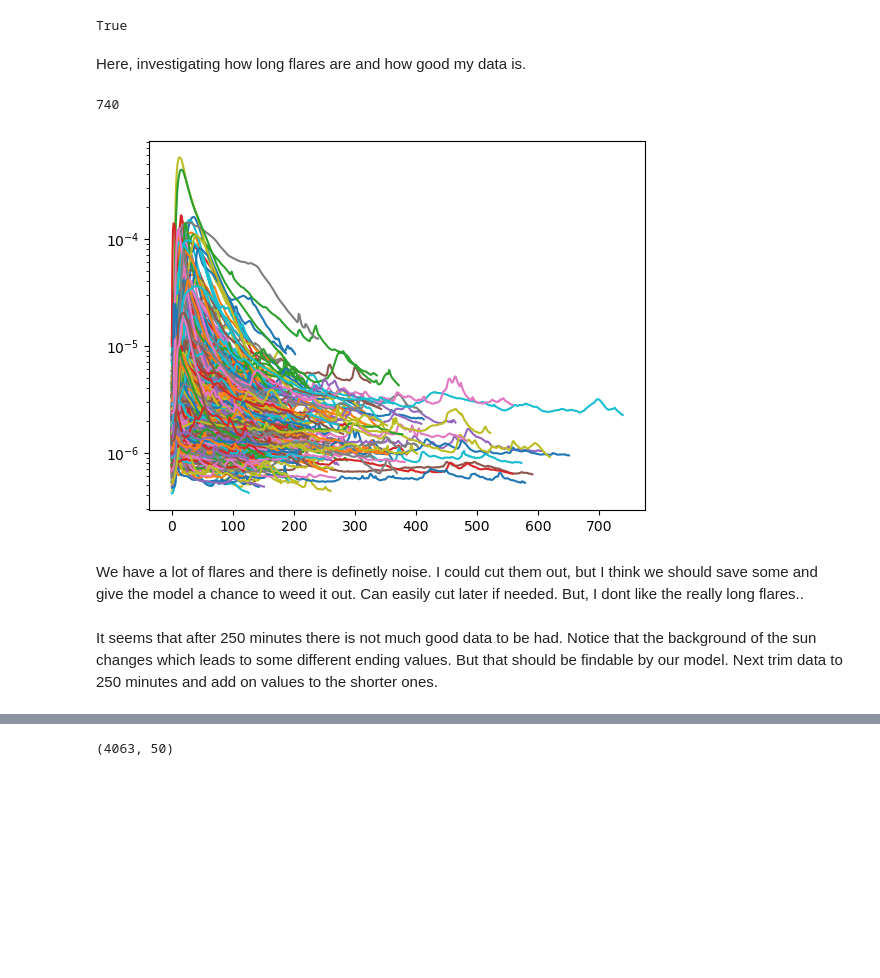
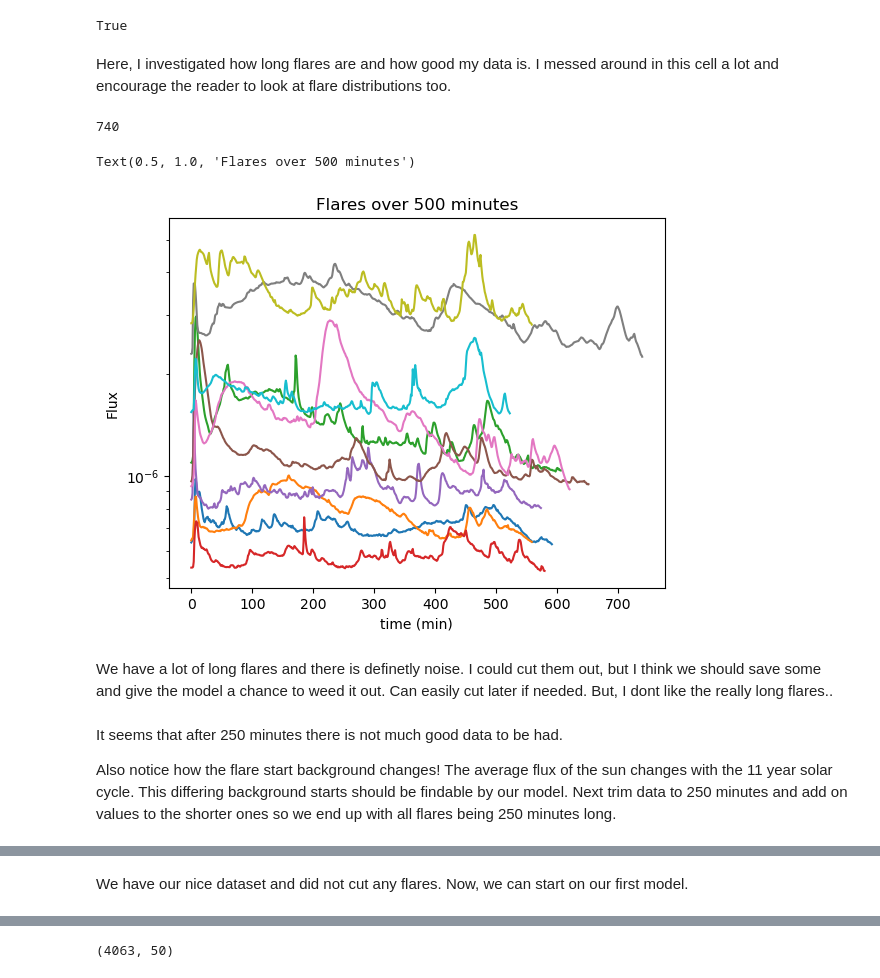
Before and after one commit to bkotten/astro_ds_final_proj, a Jupyter notebook: astro 465 create flare list.ipynb, the cells around one changed output, grey strips where cells are left out. Saved outputs shown, nothing was run; the diff lists cells and outputs as text; code cells hidden in the pictures; blank space fills up the shorter version.

```diff
--- a/astro 465 create flare list.ipynb
+++ b/astro 465 create flare list.ipynb
@@ -126,7 +147,7 @@ len(avgm_date) == (avgm_time[-1] +1)
 # %% [output]
 True
 # %% [markdown]
-Here, investigating how long flares are and how good my data is.
+Here, I investigated how long flares are and how good my data is. I messed around in this cell a lot and encourage the reader to look at flare distributions too.
 # %%
 lengths = []
 longones = []
@@ -137,7 +158,7 @@ for i in range(len(starts)):
     flare_flux = flux[avgm_s_inds[i]:avgm_po_inds[i]]
     #print(len(flare_flux)==len(flare_time))
     lengths.append(len(flare_time))
-    if len(flare_time)> 100:
+    if len(flare_time)> 500:
         if len(flare_time) < 8000:
             longones.append(i)
 
@@ -149,17 +170,23 @@ print(max(lengths))
 # %%
 # check out what flares look like that are ove 100 minutes
 for i in longones:
     flare_start_time = avgm_time[avgm_s_inds[i]]
     flare_time = np.array(avgm_time[avgm_s_inds[i]:avgm_po_inds[i]]) - flare_start_time
     flare_flux = flux[avgm_s_inds[i]:avgm_po_inds[i]]
     plt.plot(flare_time, flare_flux)
 plt.yscale('log')
+plt.ylabel('Flux')
+plt.xlabel('time (min)')
+plt.title('Flares over 500 minutes')
 # %% [output]
+Text(0.5, 1.0, 'Flares over 500 minutes')
-[figure, old version]
+[figure, new version]
 # %% [markdown]
-We have a lot of flares and there is definetly noise. I could cut them out, but I think we should save some and give the model a chance to weed it out. Can easily cut later if needed. But, I dont like the really long flares..
+We have a lot of long flares and there is definetly noise. I could cut them out, but I think we should save some and give the model a chance to weed it out. Can easily cut later if needed. But, I dont like the really long flares..
 # %% [markdown]
-It seems that after 250 minutes there is not much good data to be had. Notice that the background of the sun changes which leads to some different ending values. But that should be findable by our model. Next trim data to 250 minutes and add on values to the shorter ones.
+It seems that after 250 minutes there is not much good data to be had.
+
+Also notice how the flare start background changes! The average flux of the sun changes with the 11 year solar cycle. This differing background starts should be findable by our model. Next trim data to 250 minutes and add on values to the shorter ones so we end up with all flares being 250 minutes long.
 # %%
 flux_list = []
 
@@ -197,3 +224,5 @@ flux_df
 | 4061 | 1.995026e-06 | 2.042439e-06 | 2.089188e-06 | 2.187465e-06 | 2.254998e-06 | 2.309265e-06 | 2.443262e-06 | 2.856088e-06 | 3.269282e-06 | 3.414901e-06 | ... | ... |
 | 4062 | 6.423521e-06 | 6.582618e-06 | 6.769149e-06 | 6.999569e-06 | 7.333742e-06 | 7.795222e-06 | 8.473550e-06 | 9.219171e-06 | 1.010818e-05 | 1.086196e-05 | ... | ... |
 4063 rows × 250 columns
+# %% [markdown]
+We have our nice dataset and did not cut any flares. Now, we can start on our first model.
```
Also changed, not shown: parts of 103 cells of this notebook, 1 other file.
